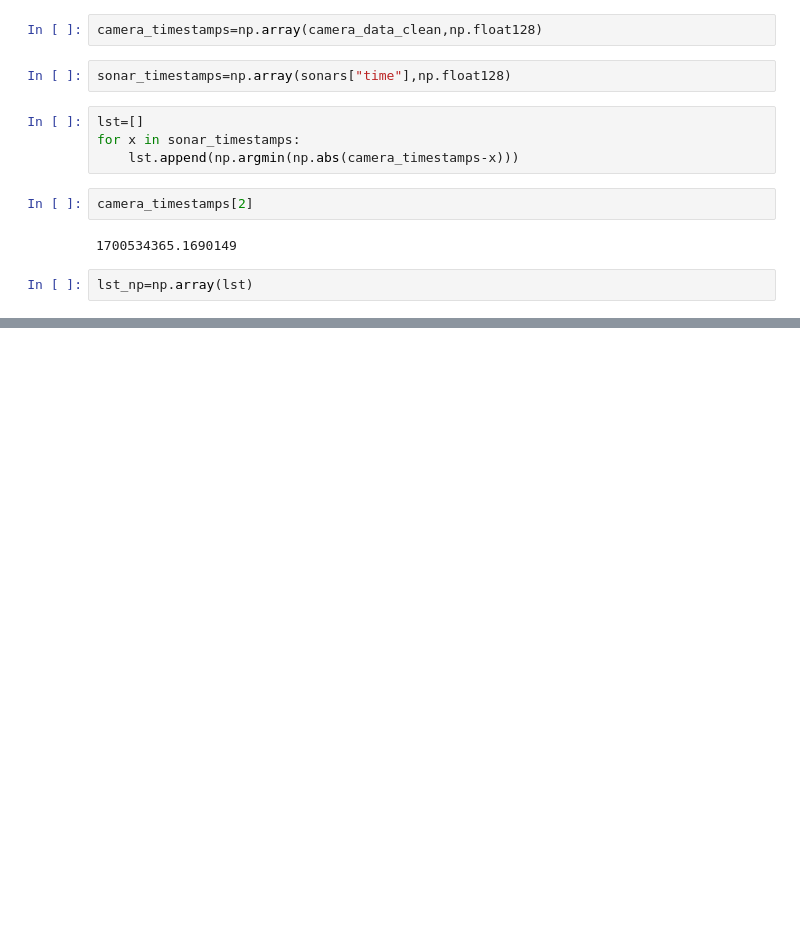
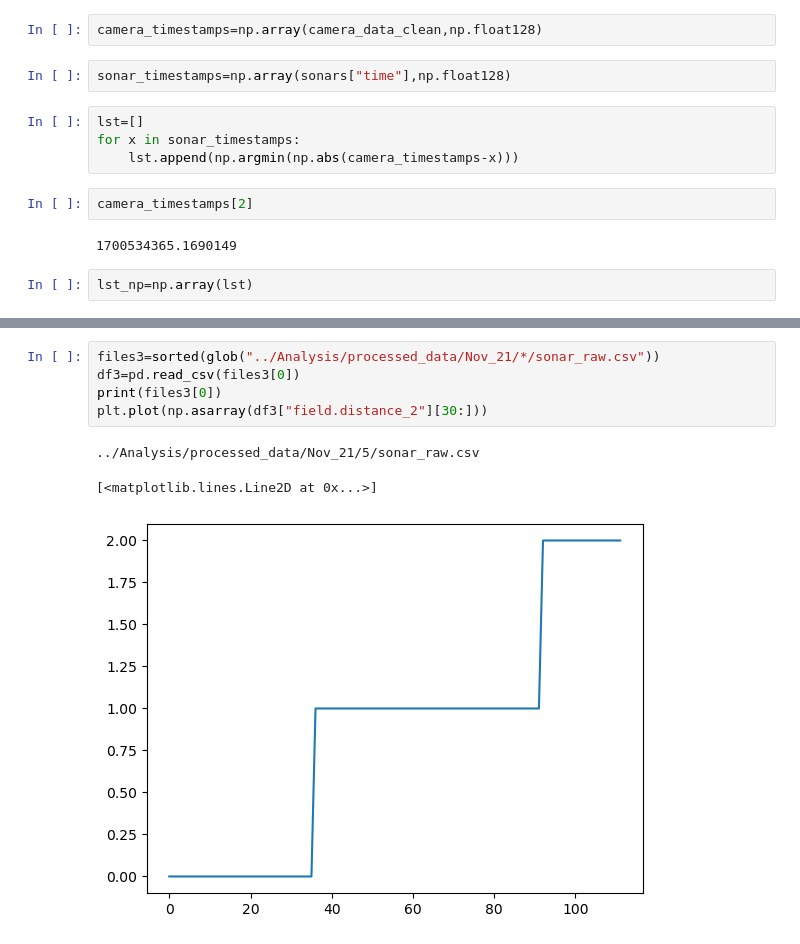
Before and after one commit to SAAB-NTU/2023_UWR, a Jupyter notebook: Analysis/kf_analysis.ipynb, the cells around one changed output, grey strips where cells are left out. Drawn from its saved outputs; the diff is of its cells as text; blank space fills up the shorter version.

```diff
--- a/Analysis/kf_analysis.ipynb
+++ b/Analysis/kf_analysis.ipynb
@@ -42,0 +78,9 @@ TypeError: only integer scalar arrays can be converted to a scalar index
+# %%
+files3=sorted(glob("../Analysis/processed_data/Nov_21/*/sonar_raw.csv"))
+df3=pd.read_csv(files3[0])
+print(files3[0])
+plt.plot(np.asarray(df3["field.distance_2"][30:]))
+# %% [output]
+../Analysis/processed_data/Nov_21/5/sonar_raw.csv
+[<matplotlib.lines.Line2D at 0x...>]
+[figure, added]
```
Also changed, not shown: parts of 7 cells of this notebook, 22 other files.
